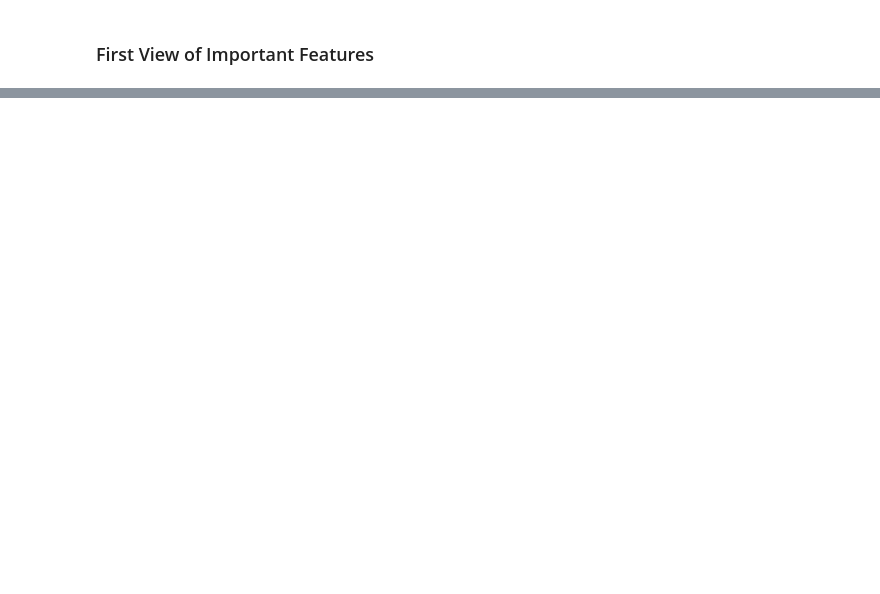
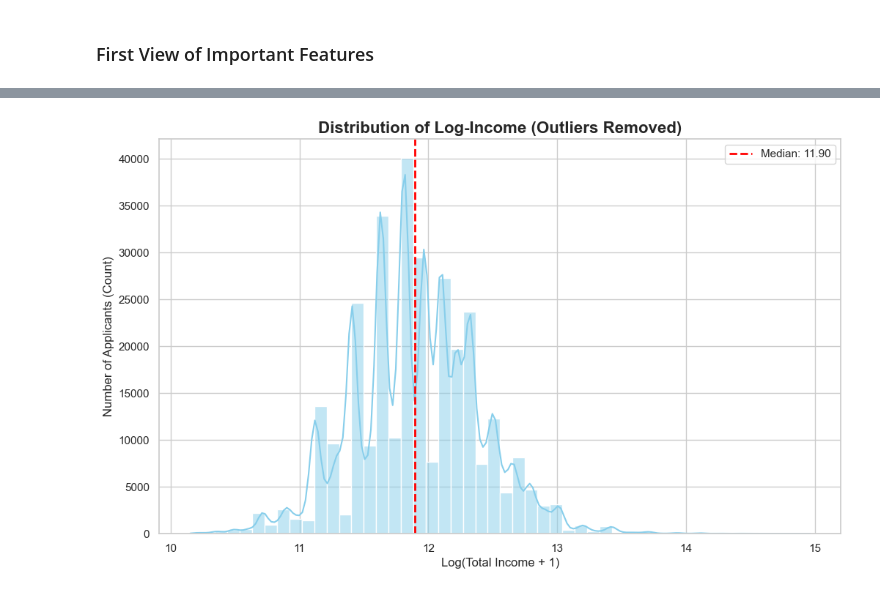
Before and after one commit to mandypeng-brown/data1030-project-credit-risk, a Jupyter notebook: notebook/EDA.ipynb, the cells around one changed output, grey strips where cells are left out. Drawn from its saved outputs; the diff is of its cells as text; code cells hidden in the pictures; blank space fills up the shorter version.

```diff
--- a/notebook/EDA.ipynb
+++ b/notebook/EDA.ipynb
@@ -197,0 +245,26 @@ The sample data saved
+# %%
+import pandas as pd
+import numpy as np
+import seaborn as sns
+import matplotlib.pyplot as plt
+
+if 'LOG_INCOME' not in df_full.columns:
+    df_full['LOG_INCOME'] = np.log1p(df_full['AMT_INCOME_TOTAL'])
+
+log_income_filtered = df_full[df_full['LOG_INCOME'] <= 15]['LOG_INCOME']
+
+plt.figure(figsize=(12, 7))
+
+sns.histplot(log_income_filtered, bins=50, kde=True, color='skyblue')
+
+median_val = log_income_filtered.median()
+plt.axvline(median_val, color='red', linestyle='--', linewidth=2, label=f'Median: {median_val:.2f}')
+
+plt.title('Distribution of Log-Income (Outliers Removed)', fontsize=16, weight='bold')
+plt.xlabel('Log(Total Income + 1)', fontsize=12)
+plt.ylabel('Number of Applicants (Count)', fontsize=12)
+plt.legend()
+
+plt.show()
+# %% [output]
+[figure, added]
```
Also changed, not shown: parts of 20 cells of this notebook, 1 other file.
